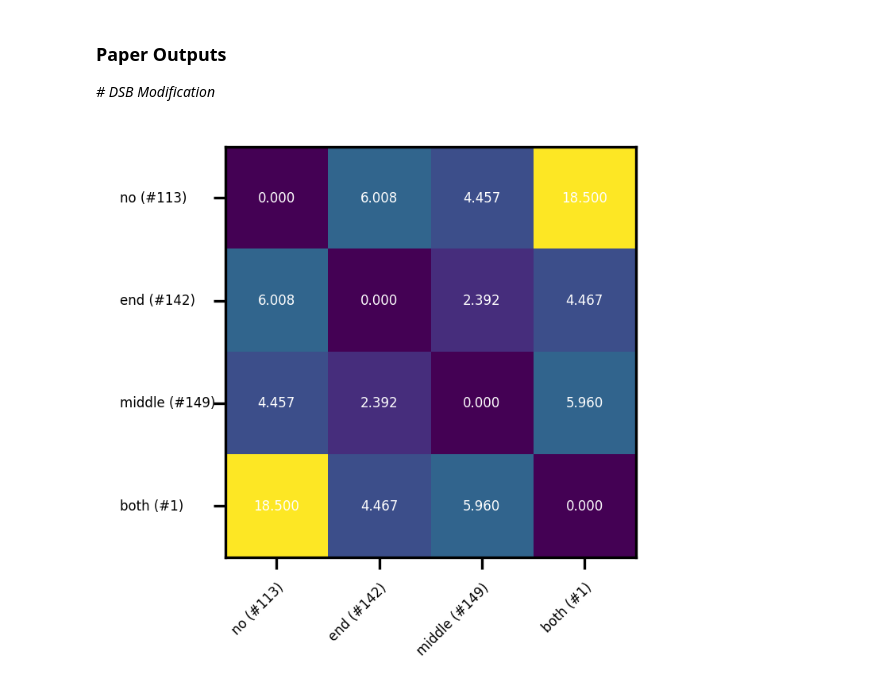
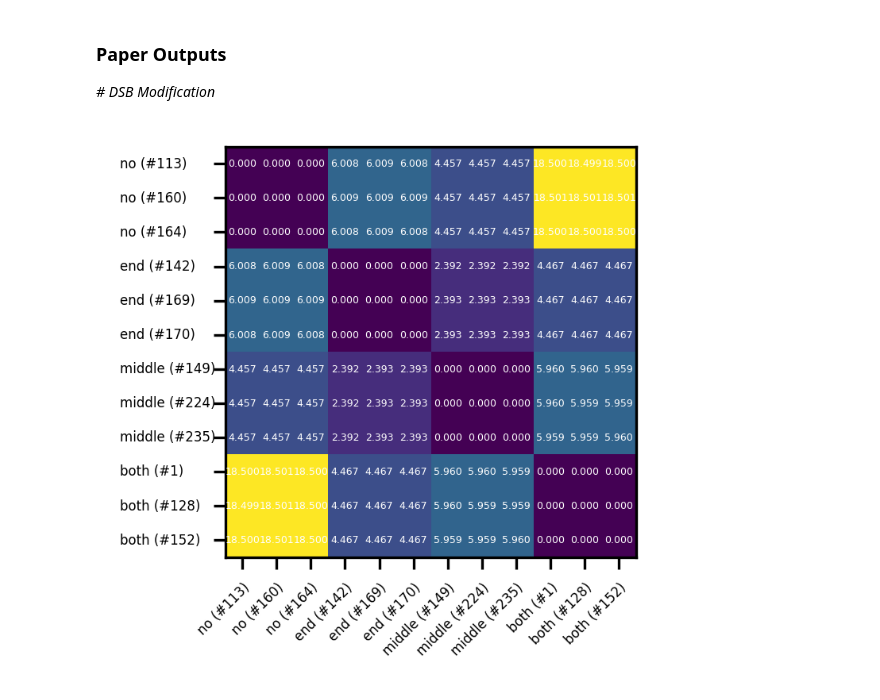
Before and after one commit to GiuliaDelo98/IWSHM23-gmn, a Jupyter notebook: graph_matching_networks_attributes.ipynb, the cells around one changed output. Saved outputs shown, nothing was run; the diff lists cells and outputs as text; code cells hidden in the pictures.

Commit message:
heatmap update

```diff
--- a/graph_matching_networks_attributes.ipynb
+++ b/graph_matching_networks_attributes.ipynb
@@ -2313,32 +2270,33 @@ plt.show()
 # %%
 # Get the desired input
 desired_inputs = {}
 desired_populations = []
 for i,input in enumerate(sorted_id_friendly_list):
     parts = input.split(" ")
-    if parts[0] not in desired_populations:
+    if desired_populations.count(parts[0])<3 :
+    #if parts[0] not in desired_populations:
         desired_inputs[input] = i
         desired_populations.append(parts[0])
 
 #Get Matrix
 desired_id_matrix = np.zeros((len(desired_inputs), len(desired_inputs)))
 for i, ikey in enumerate(desired_inputs):
     for j, jkey in enumerate(desired_inputs):
         desired_id_matrix[i][j] = id_similarity_matrix[desired_inputs[ikey]][desired_inputs[jkey]]
 
 #Display Heat Map
 fig, ax = plt.subplots(figsize=(2.5,2.5), dpi=300)
 im = ax.imshow(desired_id_matrix)
 
 ax.set_xticks(np.arange(len(desired_inputs)), labels=desired_inputs, fontsize="4", ha="right", rotation=45, rotation_mode="anchor")
 ax.set_yticks(np.arange(len(desired_inputs)), labels=desired_inputs.keys(), ha="left", va="center", position=(-0.2, 0), fontsize="4")
 
 for i in range(len(desired_inputs)):
     for j in range(len(desired_inputs)):
-        text = ax.text(j, i, "{:.3f}".format(desired_id_matrix[i, j] * 1000), ha="center", va="center", color="w", fontsize="4")
+        text = ax.text(j, i, "{:.3f}".format(desired_id_matrix[i, j] * 1000), ha="center", va="center", color="w", fontsize="3")
 
 # fig.colorbar(im)
 fig.tight_layout()
 plt.show()
 # %% [output]
-[figure, old version]
+[figure, new version]
```
Also changed, not shown: parts of 5 cells of this notebook, 2 other files.
